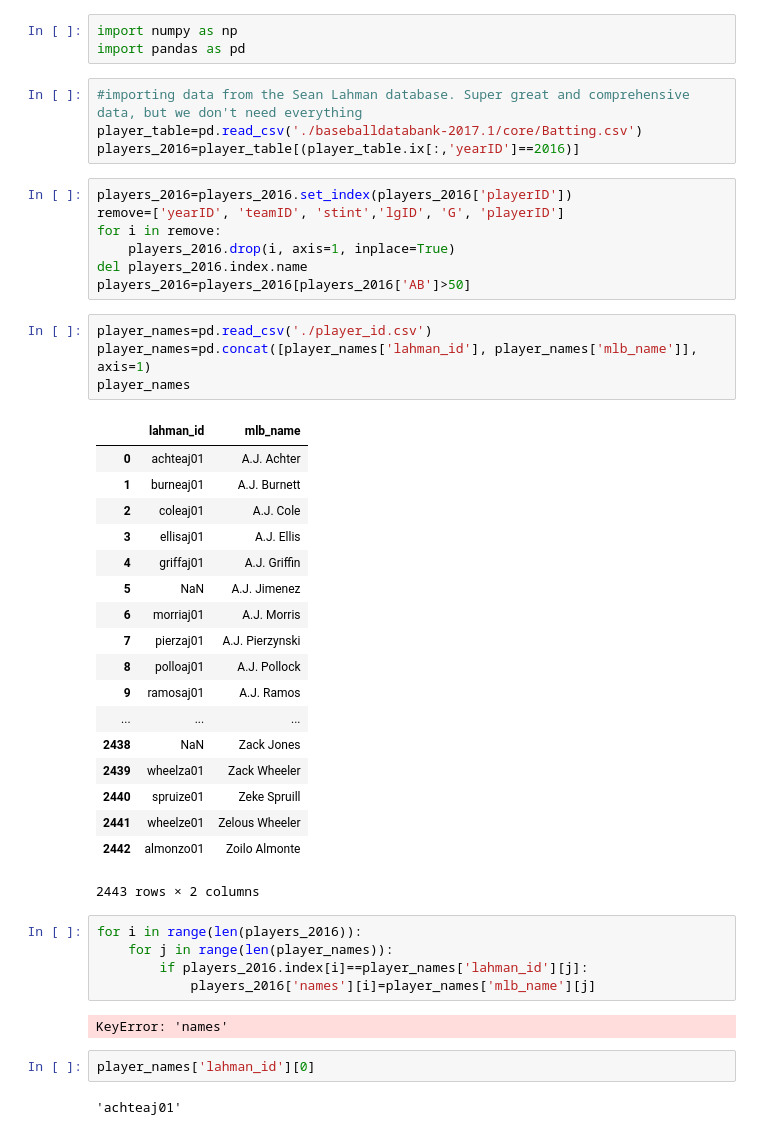
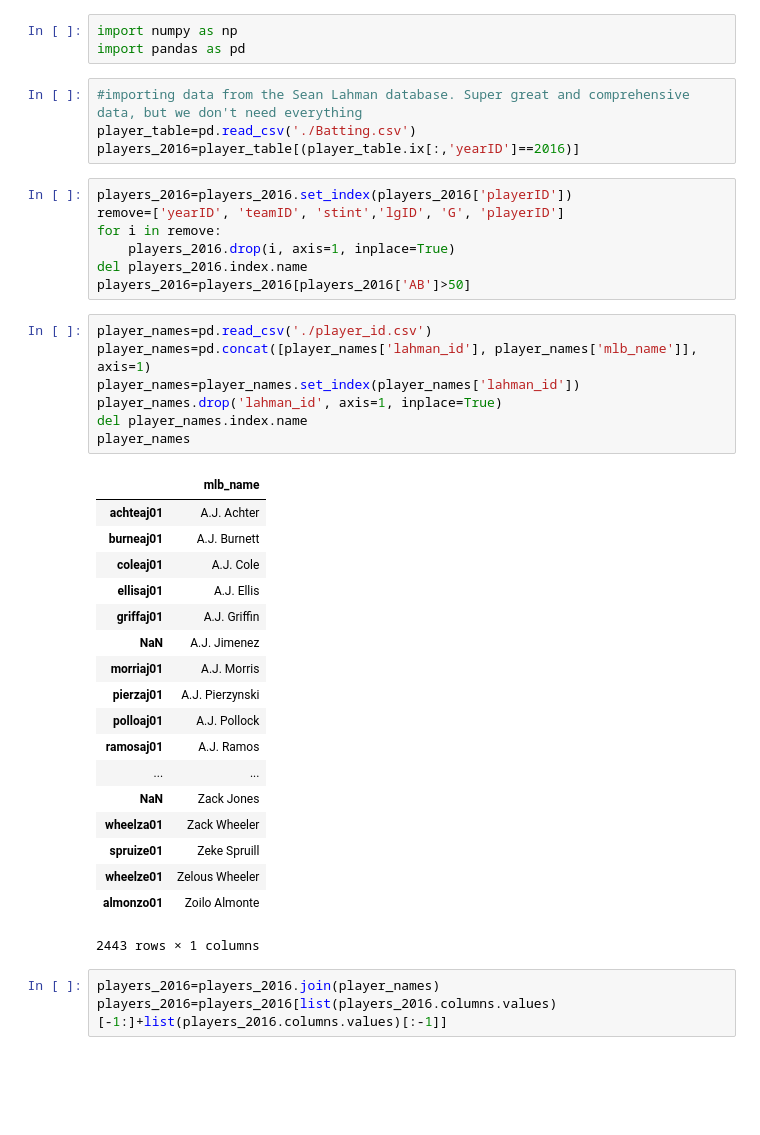
Before and after one commit to mikaelajordan/MarkovChainBaseball, a Jupyter notebook: Player_Stats.ipynb, the cells around one changed output. Saved outputs shown, nothing was run; the diff lists cells and outputs as text; blank space fills up the shorter version.

Commit message:
Updated Visualization of Player Stats

```diff
--- a/Player_Stats.ipynb
+++ b/Player_Stats.ipynb
@@ -3,7 +3,7 @@ import numpy as np
 import pandas as pd
 # %%
 #importing data from the Sean Lahman database. Super great and comprehensive data, but we don't need everything
-player_table=pd.read_csv('./baseballdatabank-2017.1/core/Batting.csv')
+player_table=pd.read_csv('./Batting.csv')
 players_2016=player_table[(player_table.ix[:,'yearID']==2016)]
 # %%
 players_2016=players_2016.set_index(players_2016['playerID'])
@@ -15,34 +15,29 @@ players_2016=players_2016[players_2016['AB']>50]
 # %%
 player_names=pd.read_csv('./player_id.csv')
 player_names=pd.concat([player_names['lahman_id'], player_names['mlb_name']], axis=1)
+player_names=player_names.set_index(player_names['lahman_id'])
+player_names.drop('lahman_id', axis=1, inplace=True)
+del player_names.index.name
 player_names
 # %% [output]
-|  | lahman_id | mlb_name |
-| 0 | achteaj01 | A.J. Achter |
-| 1 | burneaj01 | A.J. Burnett |
-| 2 | coleaj01 | A.J. Cole |
-| 3 | ellisaj01 | A.J. Ellis |
-| 4 | griffaj01 | A.J. Griffin |
-| 5 | NaN | A.J. Jimenez |
-| 6 | morriaj01 | A.J. Morris |
-| 7 | pierzaj01 | A.J. Pierzynski |
-| 8 | polloaj01 | A.J. Pollock |
-| 9 | ramosaj01 | A.J. Ramos |
-| ... | ... | ... |
-| 2438 | NaN | Zack Jones |
-| 2439 | wheelza01 | Zack Wheeler |
-| 2440 | spruize01 | Zeke Spruill |
-| 2441 | wheelze01 | Zelous Wheeler |
-| 2442 | almonzo01 | Zoilo Almonte |
+|  | mlb_name |
+| achteaj01 | A.J. Achter |
+| burneaj01 | A.J. Burnett |
+| coleaj01 | A.J. Cole |
+| ellisaj01 | A.J. Ellis |
+| griffaj01 | A.J. Griffin |
+| NaN | A.J. Jimenez |
+| morriaj01 | A.J. Morris |
+| pierzaj01 | A.J. Pierzynski |
+| polloaj01 | A.J. Pollock |
+| ramosaj01 | A.J. Ramos |
+| ... | ... |
+| NaN | Zack Jones |
+| wheelza01 | Zack Wheeler |
+| spruize01 | Zeke Spruill |
+| wheelze01 | Zelous Wheeler |
+| almonzo01 | Zoilo Almonte |
-2443 rows × 2 columns
+2443 rows × 1 columns
-# %%
-for i in range(len(players_2016)):
-    for j in range(len(player_names)):
-        if players_2016.index[i]==player_names['lahman_id'][j]:
-            players_2016['names'][i]=player_names['mlb_name'][j]
-# %% [output]
-KeyError: 'names'
-# %%
-player_names['lahman_id'][0]
-# %% [output]
-'achteaj01'
+# %%
+players_2016=players_2016.join(player_names)
+players_2016=players_2016[list(players_2016.columns.values)[-1:]+list(players_2016.columns.values)[:-1]]
```
Also changed, not shown: parts of 12 cells of this notebook.
